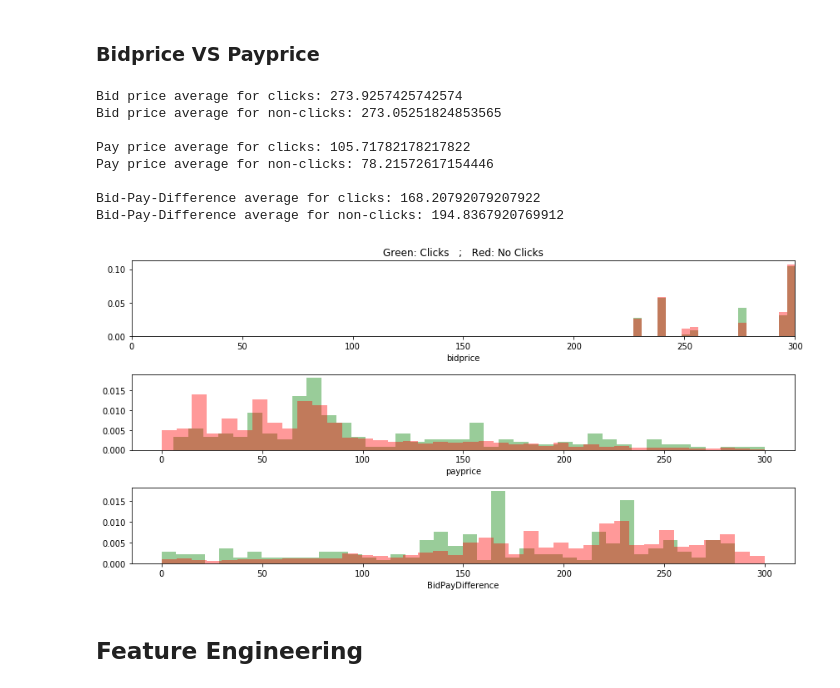
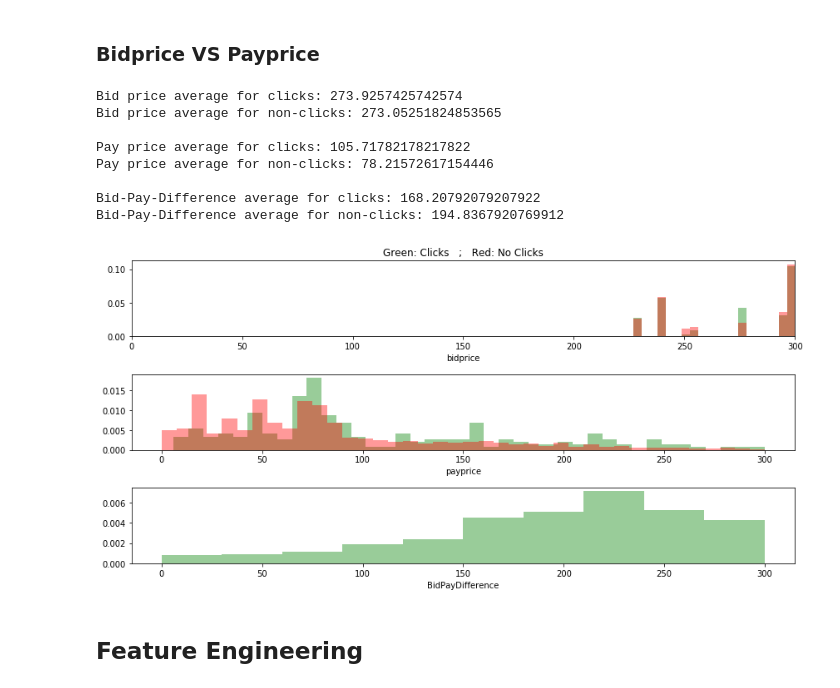
Before and after one commit to asfakianakis/COMPGW02_Web_Economics, a Jupyter notebook: Achilleas/Data Exploration.ipynb, the cells around one changed output. Saved outputs shown, nothing was run; the diff lists cells and outputs as text; code cells hidden in the pictures.

```diff
--- a/Achilleas/Data Exploration.ipynb
+++ b/Achilleas/Data Exploration.ipynb
@@ -308,37 +308,39 @@ ax = plt.subplot(3,1,1)
 sns.distplot(train.loc[train["click"] == 0, "bidprice"], bins = 20, kde = False, norm_hist = True, color = "red")
 ax.set_xlim([0,300])
 ax.set_title("Green: Clicks   ;   Red: No Clicks")
 
 ax = plt.subplot(3,1,2)
 sns.distplot(train.loc[train["click"] == 1, "payprice"], bins = 40, kde = False, norm_hist = True, color = "green")
 ax = plt.subplot(3,1,2)
 sns.distplot(train.loc[train["click"] == 0, "payprice"], bins = 40, kde = False, norm_hist = True, color = "red")
 
 ax = plt.subplot(3,1,3)
-sns.distplot(train.loc[train["click"] == 1, "BidPayDifference"], bins = 40, kde = False, norm_hist = True, color = "green")
-ax = plt.subplot(3,1,3)
-sns.distplot(train.loc[train["click"] == 0, "BidPayDifference"], bins = 40, kde = False, norm_hist = True, color = "red")
+sns.distplot(train["BidPayDifference"], bins = 10, kde = False, norm_hist = True, color = "green")
+#ax = plt.subplot(3,1,3)
+#sns.distplot(train.loc[train["click"] == 1, "BidPayDifference"], bins = 40, kde = False, norm_hist = True, color = "green")
+#ax = plt.subplot(3,1,3)
+#sns.distplot(train.loc[train["click"] == 0, "BidPayDifference"], bins = 40, kde = False, norm_hist = True, color = "red")
 
 plt.tight_layout()
 
 print("Bid price average for clicks:",train.loc[train["click"] == 1, "bidprice"].mean())
 print("Bid price average for non-clicks:",train.loc[train["click"] == 0, "bidprice"].mean(),"\n")
 
 print("Pay price average for clicks:",train.loc[train["click"] == 1, "payprice"].mean())
 print("Pay price average for non-clicks:",train.loc[train["click"] == 0, "payprice"].mean(),"\n")
 
 print("Bid-Pay-Difference average for clicks:",train.loc[train["click"] == 1, "BidPayDifference"].mean())
 print("Bid-Pay-Difference average for non-clicks:",train.loc[train["click"] == 0, "BidPayDifference"].mean(),"\n")
 # %% [output]
 Bid price average for clicks: 273.9257425742574
 Bid price average for non-clicks: 273.05251824853565
 
 Pay price average for clicks: 105.71782178217822
 Pay price average for non-clicks: 78.21572617154446
 
 Bid-Pay-Difference average for clicks: 168.20792079207922
 Bid-Pay-Difference average for non-clicks: 194.8367920769912
-[figure, old version]
+[figure, new version]
 # %% [markdown]
 ## Feature Engineering
 # %%
```
Also changed, not shown: parts of 40 cells of this notebook, 2 other files.
